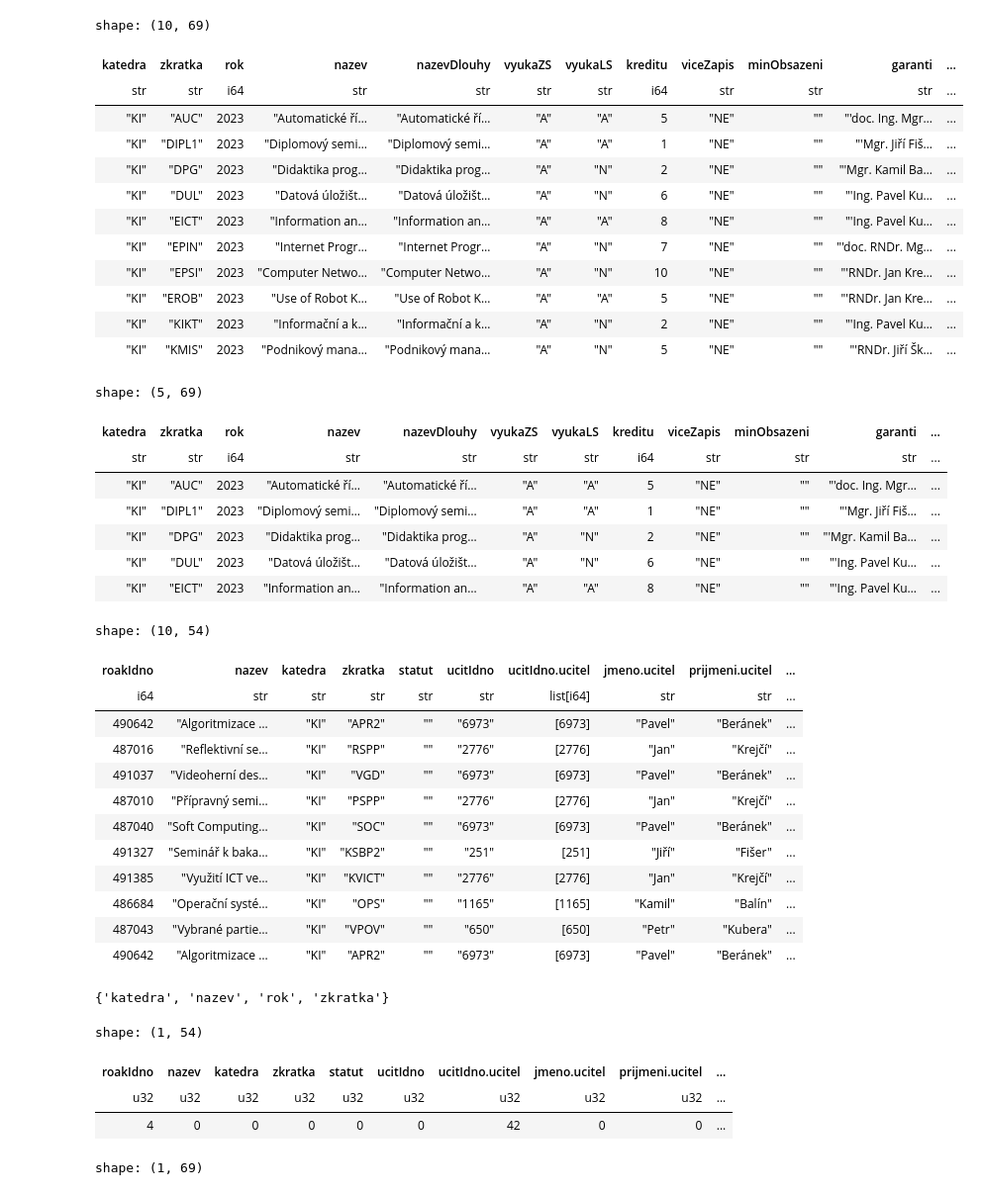
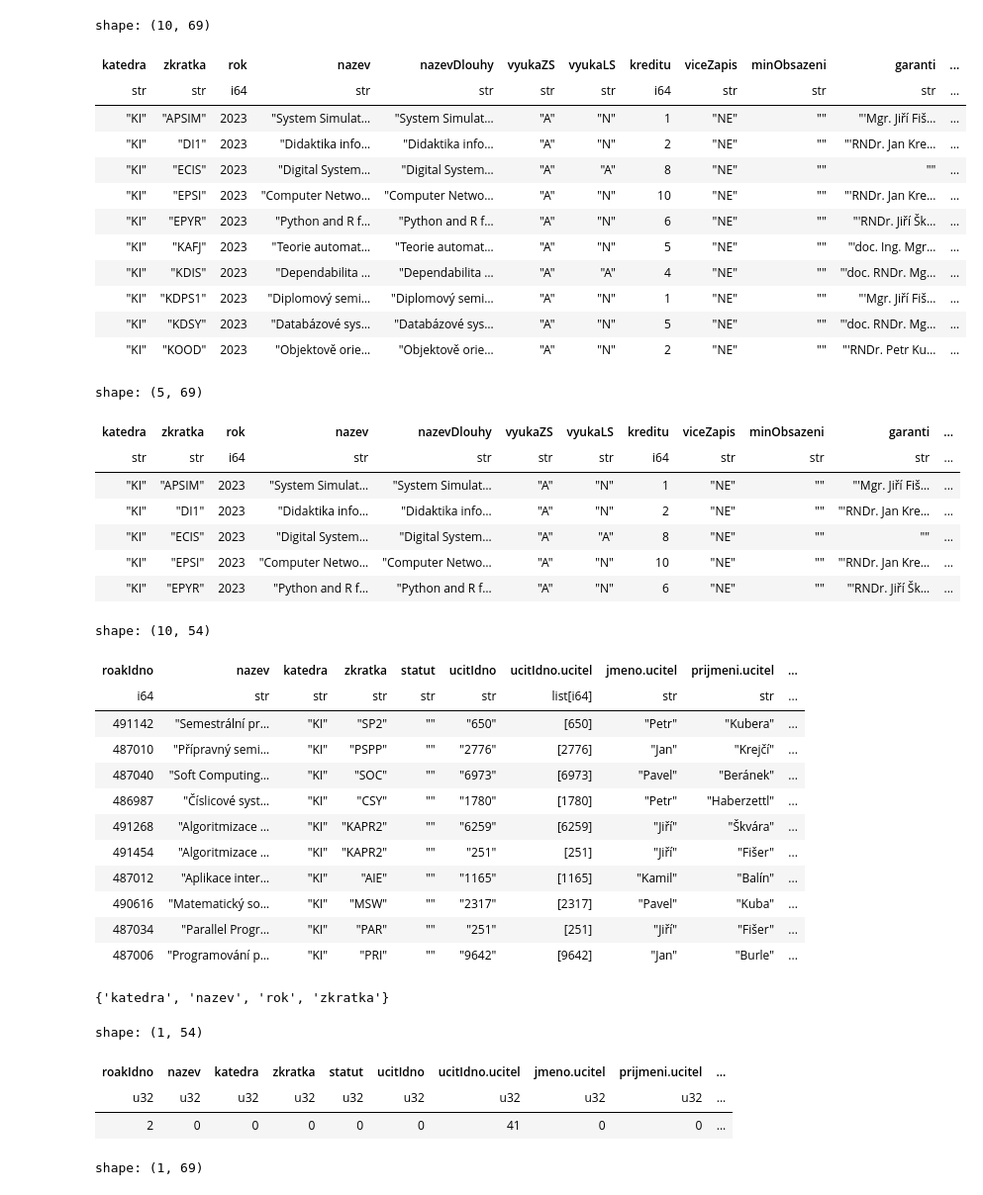
Before and after one commit to MFVS/kontrola-rozvrhu-extended, a Jupyter notebook: stag_bombator1.1.b1.ipynb, the cells around one changed output. Shown at 99% size. Saved outputs shown, nothing was run; the diff lists cells and outputs as text; code cells hidden in the pictures.

```diff
--- a/stag_bombator1.1.b1.ipynb
+++ b/stag_bombator1.1.b1.ipynb
@@ -3,7 +3,6 @@ import polars as pl
 from pprint import pprint
 # %%
 def fix_str_to_int(data:pl.DataFrame, fix_list:list, type:any=pl.Int64):
-    conversion_dict = {column:pl.Int64 for column in fix_list}
     data = data.with_columns(pl.col(fix_list).str.split(","))
     data = data.with_columns(pl.col(fix_list).list.eval(pl.element().str.strip()))
     data = data.with_columns(pl.col(fix_list).list.eval(pl.element().cast(pl.Int64, strict=False)))
@@ -25,27 +24,27 @@ def replace(df, new_position, col_name):
     neworder.insert(new_position,col_name)
     return neworder
 # %%
-rozvrh_by_kat = pl.read_csv("source_tables/getRozvrhByKatedra-2023-03-15-17-47.csv").drop("semestr").unique().rename({"predmet" : "zkratka"})
+rozvrh_by_kat = pl.read_csv("source_tables/rozvrh_katedry.csv").drop("semestr").unique().rename({"predmet" : "zkratka"})
 rozvrh_by_kat = fix_str_to_int(rozvrh_by_kat, ["ucitIdno.ucitel", "vsichniUciteleUcitIdno"])
 #print(rozvrh_by_kat.head())
-predmety_by_kat = pl.read_csv("source_tables/getPredmetyByKatedraFullInfo-2023-03-15-17-40.csv").drop("semestr").unique().drop(["pocetStudentu", "aSkut", "bSkut", "cSkut"])
+predmety_by_kat = pl.read_csv("source_tables/predmety_katedry.csv").drop("semestr").unique().drop(["pocetStudentu", "aSkut", "bSkut", "cSkut"])
 predmety_by_kat = fix_str_to_int(predmety_by_kat, ["garantiUcitIdno", "prednasejiciUcitIdno", "cviciciUcitIdno", "seminariciUcitIdno", "hodZaSemKombForma"])
 predmety_by_kat.head(10)
 #predmety_by_kat = pl.read_excel("source_tables/getPredmetyByKatedraFullInfo-2023-03-15-17-40.xlsx", sheet_id=1, engine="openpyxl").drop("semestr").unique().drop(["pocetStudentu", "aSkut", "bSkut", "cSkut"])
 # %% [output]
 shape: (10, 69)
 | katedra | zkratka | rok | nazev | nazevDlouhy | vyukaZS | vyukaLS | kreditu | viceZapis | minObsazeni | garanti | ... |
 | str | str | i64 | str | str | str | str | i64 | str | str | str | ... |
-| "KI" | "AUC" | 2023 | "Automatické ří… | "Automatické ří… | "A" | "A" | 5 | "NE" | "" | "'doc. Ing. Mgr… | ... |
-| "KI" | "DIPL1" | 2023 | "Diplomový semi… | "Diplomový semi… | "A" | "A" | 1 | "NE" | "" | "'Mgr. Jiří Fiš… | ... |
-| "KI" | "DPG" | 2023 | "Didaktika prog… | "Didaktika prog… | "A" | "N" | 2 | "NE" | "" | "'Mgr. Kamil Ba… | ... |
-| "KI" | "DUL" | 2023 | "Datová úložišt… | "Datová úložišt… | "A" | "N" | 6 | "NE" | "" | "'Ing. Pavel Ku… | ... |
-| "KI" | "EICT" | 2023 | "Information an… | "Information an… | "A" | "A" | 8 | "NE" | "" | "'Ing. Pavel Ku… | ... |
-| "KI" | "EPIN" | 2023 | "Internet Progr… | "Internet Progr… | "A" | "N" | 7 | "NE" | "" | "'doc. RNDr. Mg… | ... |
+| "KI" | "APSIM" | 2023 | "System Simulat… | "System Simulat… | "A" | "N" | 1 | "NE" | "" | "'Mgr. Jiří Fiš… | ... |
+| "KI" | "DI1" | 2023 | "Didaktika info… | "Didaktika info… | "A" | "N" | 2 | "NE" | "" | "'RNDr. Jan Kre… | ... |
+| "KI" | "ECIS" | 2023 | "Digital System… | "Digital System… | "A" | "A" | 8 | "NE" | "" | "" | ... |
 | "KI" | "EPSI" | 2023 | "Computer Netwo… | "Computer Netwo… | "A" | "N" | 10 | "NE" | "" | "'RNDr. Jan Kre… | ... |
-| "KI" | "EROB" | 2023 | "Use of Robot K… | "Use of Robot K… | "A" | "A" | 5 | "NE" | "" | "'RNDr. Jan Kre… | ... |
-| "KI" | "KIKT" | 2023 | "Informační a k… | "Informační a k… | "A" | "N" | 2 | "NE" | "" | "'Ing. Pavel Ku… | ... |
-| "KI" | "KMIS" | 2023 | "Podnikový mana… | "Podnikový mana… | "A" | "N" | 5 | "NE" | "" | "'RNDr. Jiří Šk… | ... |
+| "KI" | "EPYR" | 2023 | "Python and R f… | "Python and R f… | "A" | "N" | 6 | "NE" | "" | "'RNDr. Jiří Šk… | ... |
+| "KI" | "KAFJ" | 2023 | "Teorie automat… | "Teorie automat… | "A" | "N" | 5 | "NE" | "" | "'doc. Ing. Mgr… | ... |
+| "KI" | "KDIS" | 2023 | "Dependabilita … | "Dependabilita … | "A" | "A" | 4 | "NE" | "" | "'doc. RNDr. Mg… | ... |
+| "KI" | "KDPS1" | 2023 | "Diplomový semi… | "Diplomový semi… | "A" | "N" | 1 | "NE" | "" | "'Mgr. Jiří Fiš… | ... |
+| "KI" | "KDSY" | 2023 | "Databázové sys… | "Databázové sys… | "A" | "N" | 5 | "NE" | "" | "'doc. RNDr. Mg… | ... |
+| "KI" | "KOOD" | 2023 | "Objektově orie… | "Objektově orie… | "A" | "N" | 2 | "NE" | "" | "'RNDr. Petr Ku… | ... |
 # %%
 # qr = ~pl.all().is_duplicated()
 # rozvrh_by_kat = rozvrh_by_kat.filter(qr)
@@ -56,27 +55,28 @@ predmety_by_kat.head()
 shape: (5, 69)
 | katedra | zkratka | rok | nazev | nazevDlouhy | vyukaZS | vyukaLS | kreditu | viceZapis | minObsazeni | garanti | ... |
 | str | str | i64 | str | str | str | str | i64 | str | str | str | ... |
-| "KI" | "AUC" | 2023 | "Automatické ří… | "Automatické ří… | "A" | "A" | 5 | "NE" | "" | "'doc. Ing. Mgr… | ... |
-| "KI" | "DIPL1" | 2023 | "Diplomový semi… | "Diplomový semi… | "A" | "A" | 1 | "NE" | "" | "'Mgr. Jiří Fiš… | ... |
-| "KI" | "DPG" | 2023 | "Didaktika prog… | "Didaktika prog… | "A" | "N" | 2 | "NE" | "" | "'Mgr. Kamil Ba… | ... |
-| "KI" | "DUL" | 2023 | "Datová úložišt… | "Datová úložišt… | "A" | "N" | 6 | "NE" | "" | "'Ing. Pavel Ku… | ... |
-| "KI" | "EICT" | 2023 | "Information an… | "Information an… | "A" | "A" | 8 | "NE" | "" | "'Ing. Pavel Ku… | ... |
+| "KI" | "APSIM" | 2023 | "System Simulat… | "System Simulat… | "A" | "N" | 1 | "NE" | "" | "'Mgr. Jiří Fiš… | ... |
+| "KI" | "DI1" | 2023 | "Didaktika info… | "Didaktika info… | "A" | "N" | 2 | "NE" | "" | "'RNDr. Jan Kre… | ... |
+| "KI" | "ECIS" | 2023 | "Digital System… | "Digital System… | "A" | "A" | 8 | "NE" | "" | "" | ... |
+| "KI" | "EPSI" | 2023 | "Computer Netwo… | "Computer Netwo… | "A" | "N" | 10 | "NE" | "" | "'RNDr. Jan Kre… | ... |
+| "KI" | "EPYR" | 2023 | "Python and R f… | "Python and R f… | "A" | "N" | 6 | "NE" | "" | "'RNDr. Jiří Šk… | ... |
 # %%
 rozvrh_by_kat.head(10)
+#rozvrh_by_kat.__len__()
 # %% [output]
 shape: (10, 54)
 | roakIdno | nazev | katedra | zkratka | statut | ucitIdno | ucitIdno.ucitel | jmeno.ucitel | prijmeni.ucitel | ... |
 | i64 | str | str | str | str | str | list[i64] | str | str | ... |
-| 490642 | "Algoritmizace … | "KI" | "APR2" | "" | "6973" | [6973] | "Pavel" | "Beránek" | ... |
-| 487016 | "Reflektivní se… | "KI" | "RSPP" | "" | "2776" | [2776] | "Jan" | "Krejčí" | ... |
-| 491037 | "Videoherní des… | "KI" | "VGD" | "" | "6973" | [6973] | "Pavel" | "Beránek" | ... |
+| 491142 | "Semestrální pr… | "KI" | "SP2" | "" | "650" | [650] | "Petr" | "Kubera" | ... |
 | 487010 | "Přípravný semi… | "KI" | "PSPP" | "" | "2776" | [2776] | "Jan" | "Krejčí" | ... |
 | 487040 | "Soft Computing… | "KI" | "SOC" | "" | "6973" | [6973] | "Pavel" | "Beránek" | ... |
-| 491327 | "Seminář k baka… | "KI" | "KSBP2" | "" | "251" | [251] | "Jiří" | "Fišer" | ... |
-| 491385 | "Využití ICT ve… | "KI" | "KVICT" | "" | "2776" | [2776] | "Jan" | "Krejčí" | ... |
-| 486684 | "Operační systé… | "KI" | "OPS" | "" | "1165" | [1165] | "Kamil" | "Balín" | ... |
-| 487043 | "Vybrané partie… | "KI" | "VPOV" | "" | "650" | [650] | "Petr" | "Kubera" | ... |
-| 490642 | "Algoritmizace … | "KI" | "APR2" | "" | "6973" | [6973] | "Pavel" | "Beránek" | ... |
+| 486987 | "Číslicové syst… | "KI" | "CSY" | "" | "1780" | [1780] | "Petr" | "Haberzettl" | ... |
+| 491268 | "Algoritmizace … | "KI" | "KAPR2" | "" | "6259" | [6259] | "Jiří" | "Škvára" | ... |
+| 491454 | "Algoritmizace … | "KI" | "KAPR2" | "" | "251" | [251] | "Jiří" | "Fišer" | ... |
+| 487012 | "Aplikace inter… | "KI" | "AIE" | "" | "1165" | [1165] | "Kamil" | "Balín" | ... |
+| 490616 | "Matematický so… | "KI" | "MSW" | "" | "2317" | [2317] | "Pavel" | "Kuba" | ... |
+| 487034 | "Parallel Progr… | "KI" | "PAR" | "" | "251" | [251] | "Jiří" | "Fišer" | ... |
+| 487006 | "Programování p… | "KI" | "PRI" | "" | "9642" | [9642] | "Jan" | "Burle" | ... |
 # %%
 set(rozvrh_by_kat.columns) & set(predmety_by_kat.columns)
 # %% [output]
@@ -87,7 +87,7 @@ rozvrh_by_kat.null_count()
 shape: (1, 54)
 | roakIdno | nazev | katedra | zkratka | statut | ucitIdno | ucitIdno.ucitel | jmeno.ucitel | prijmeni.ucitel | ... |
 | u32 | u32 | u32 | u32 | u32 | u32 | u32 | u32 | u32 | ... |
-| 4 | 0 | 0 | 0 | 0 | 0 | 42 | 0 | 0 | ... |
+| 2 | 0 | 0 | 0 | 0 | 0 | 41 | 0 | 0 | ... |
 # %%
 predmety_by_kat.null_count()
 # %% [output]
```
Also changed, not shown: parts of 15 cells of this notebook, 22 other files.
